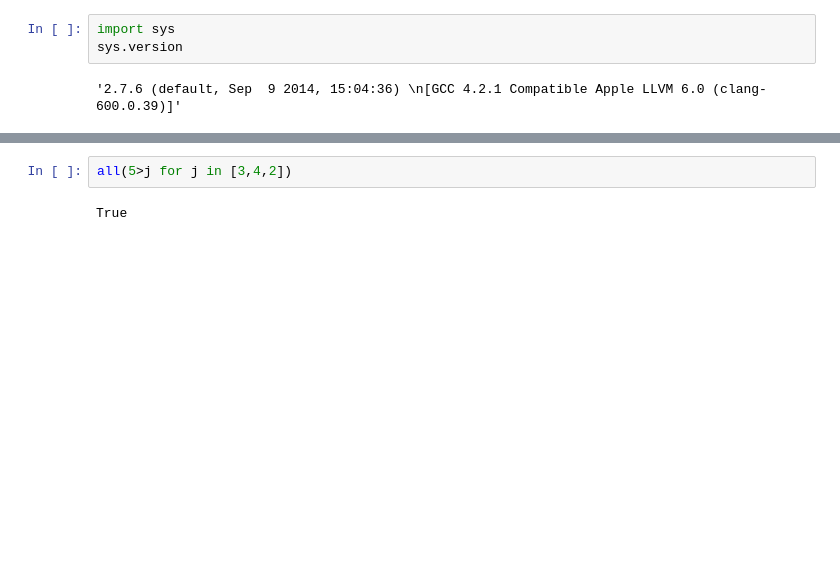
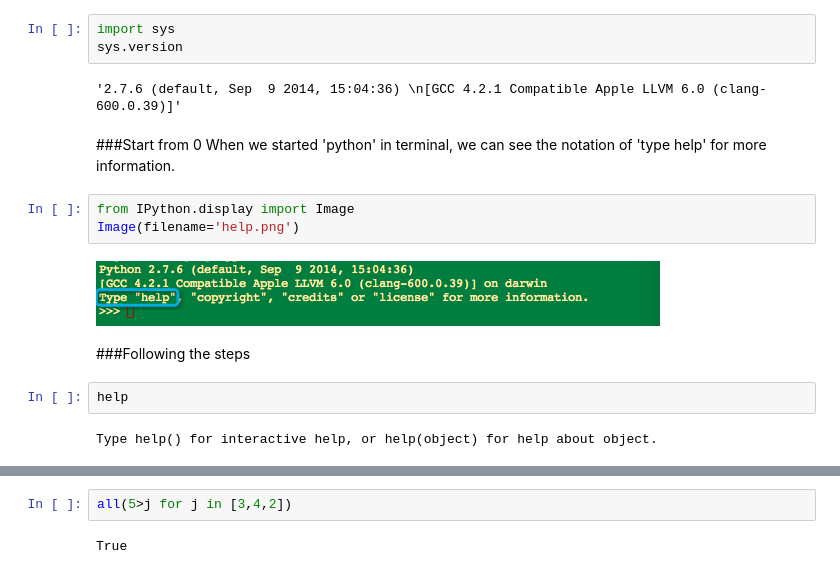
Before and after one commit to Databingo/Databingo, a Jupyter notebook: PythonKeyFeature.ipynb, the cells around one changed output, grey strips where cells are left out. Saved outputs shown, nothing was run; the diff lists cells and outputs as text; blank space fills up the shorter version.

```diff
--- a/PythonKeyFeature.ipynb
+++ b/PythonKeyFeature.ipynb
@@ -6,3 +6,17 @@ import sys
 sys.version
 # %% [output]
 '2.7.6 (default, Sep  9 2014, 15:04:36) \n[GCC 4.2.1 Compatible Apple LLVM 6.0 (clang-600.0.39)]'
+# %% [markdown]
+###Start from 0
+When we started 'python' in terminal, we can see the notation of 'type help' for more information.
+# %%
+from IPython.display import Image
+Image(filename='help.png')
+# %% [output]
+[figure, added]
+# %% [markdown]
+###Following the steps
+# %%
+help
+# %% [output]
+Type help() for interactive help, or help(object) for help about object.
```
Also changed, not shown: parts of 55 cells of this notebook.
